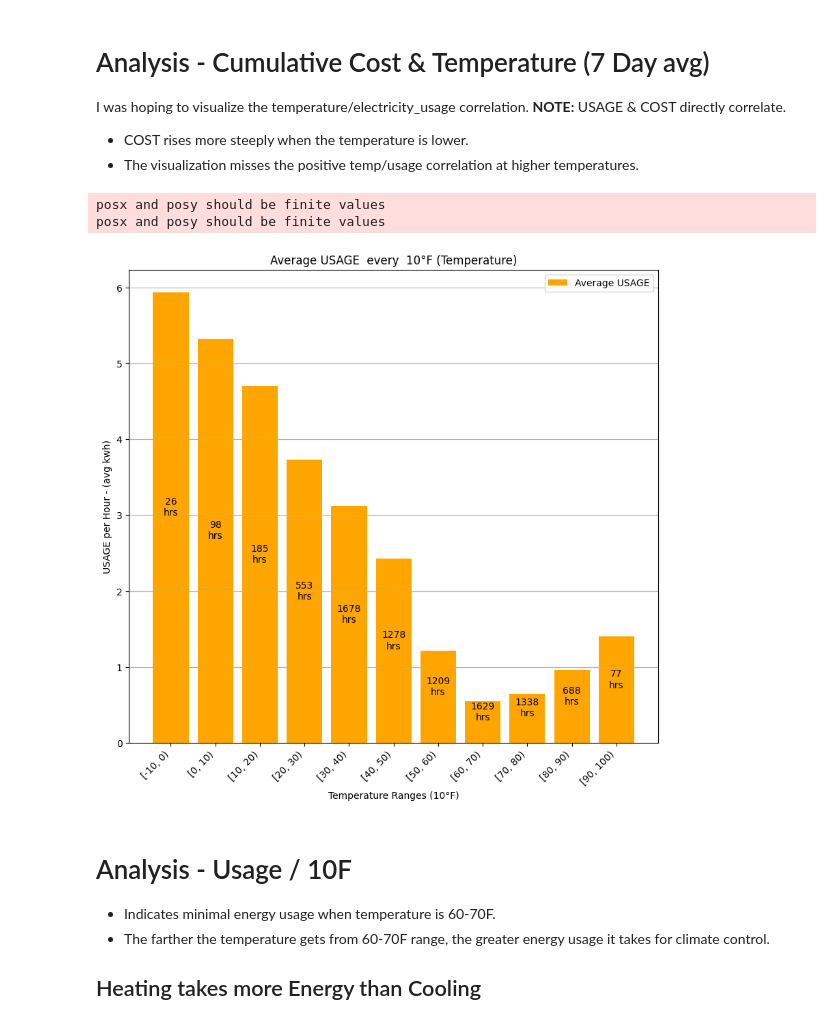
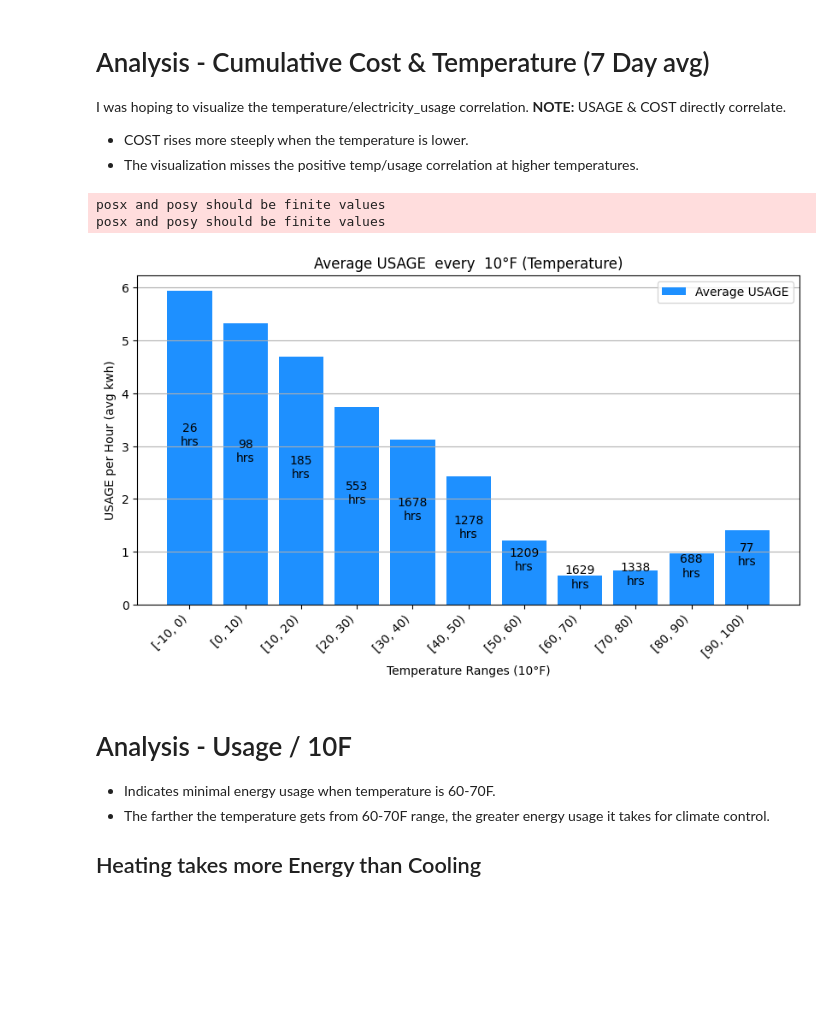
Before and after one commit to MichaelSalata/Energy_Use_Info, a Jupyter notebook: electricity_and_weather_analysis.ipynb, the cells around one changed output. Saved outputs shown, nothing was run; the diff lists cells and outputs as text; code cells hidden in the pictures; blank space fills up the shorter version.

Commit message:
updated graph cosmetics

```diff
--- a/electricity_and_weather_analysis.ipynb
+++ b/electricity_and_weather_analysis.ipynb
@@ -358,37 +358,37 @@ energy_weather_df['temp_fahrenheit'] = (energy_weather_df['temp'] * 9/5) + 32
 
 # Create temperature bins
 temp_bins = list(range(-20, 110, 10))
 
 # Categorize rows based on temperature bins
 energy_weather_df['temp_bins'] = pd.cut(energy_weather_df['temp_fahrenheit'], bins=temp_bins, right=False)
 
 # Group by temperature bins and calculate average 'USAGE' and count
 average_data = energy_weather_df.groupby('temp_bins').agg({'USAGE': ['mean', 'count']}).reset_index()
 average_data.columns = ['temp_bins', 'avg_USAGE', 'count']
 
 # Plotting
-fig, ax1 = plt.subplots(figsize=(10, 9))
+fig, ax1 = plt.subplots(figsize=(10, 5))
 
 # Bar chart
-bars = ax1.bar(average_data['temp_bins'].astype(str), average_data['avg_USAGE'], color='orange', label='Average USAGE')
+bars = ax1.bar(average_data['temp_bins'].astype(str), average_data['avg_USAGE'], color='dodgerblue', label='Average USAGE')
 ax1.set_xlabel('Temperature Ranges (10°F)')
-ax1.set_ylabel('USAGE per Hour - (avg kwh)')
+ax1.set_ylabel('USAGE per Hour (avg kwh)')
 
 # Display the count on top of each bar
 for bar, count in zip(bars, average_data['count']):
     height = bar.get_height()
     ax1.text(bar.get_x() + bar.get_width() / 2, height/2, f'{count}\nhrs', ha='center', va='bottom')
 
 ax1.legend(loc='upper right')
 ax1.grid(axis='y')
 
 plt.title('Average USAGE  every  10°F (Temperature)')
 plt.xticks(rotation=45, ha='right')
 plt.show()
 # %% [output]
 posx and posy should be finite values
 posx and posy should be finite values
-[figure, old version]
+[figure, new version]
 # %% [markdown]
 # Analysis - Usage / 10F
 * Indicates minimal energy usage when temperature is 60-70F.
```
Also changed, not shown: parts of 2 cells of this notebook.
